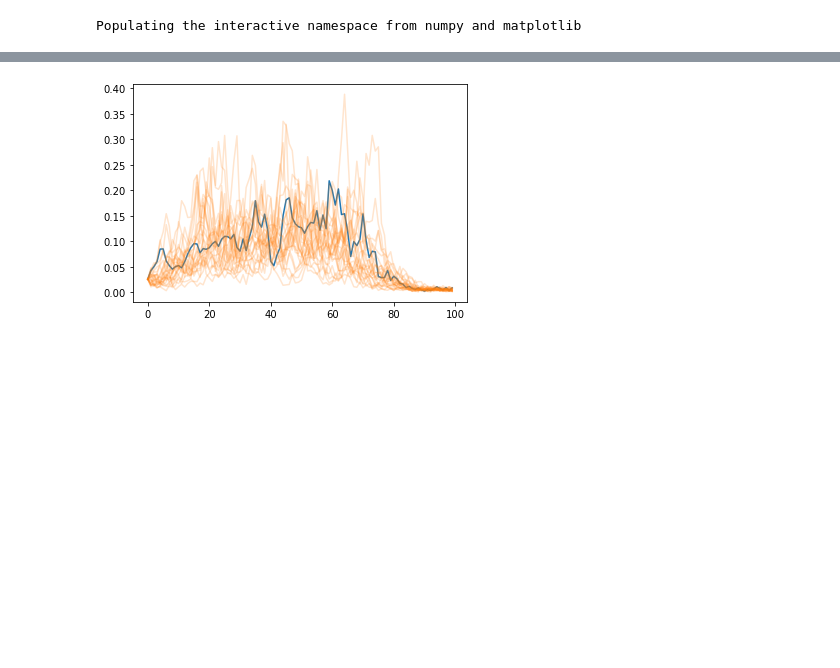
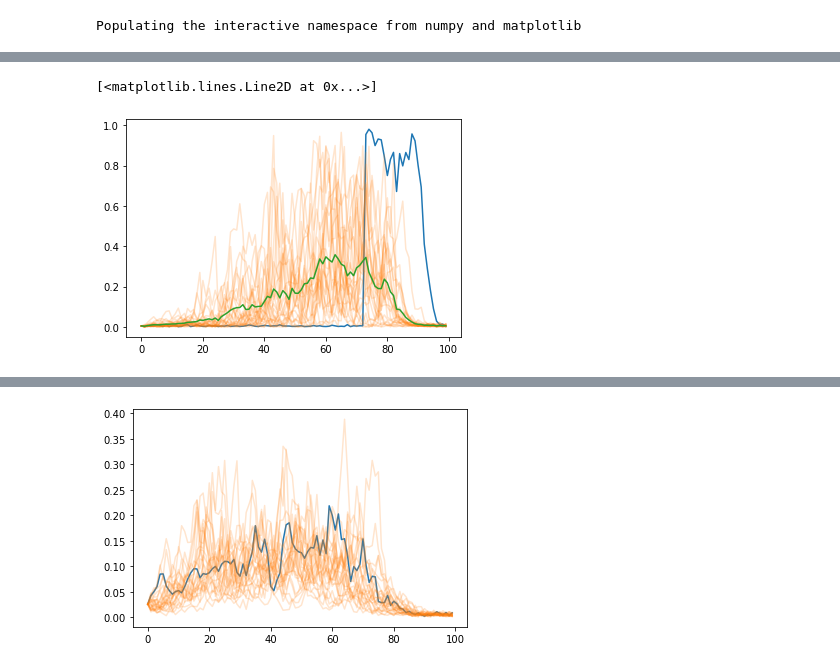
Before and after one commit to EiffL/sfh-inference-hackathon, a Jupyter notebook: notebooks/PixelCNN_experiments_EiffL.ipynb, the cells around one changed output, grey strips where cells are left out. Drawn from its saved outputs; the diff is of its cells as text; code cells hidden in the pictures; blank space fills up the shorter version.

```diff
--- a/notebooks/PixelCNN_experiments_EiffL.ipynb
+++ b/notebooks/PixelCNN_experiments_EiffL.ipynb
@@ -272,0 +301,8 @@ for i in range(25):
+# %%
+plot(true)
+for i in range(25):
+    plot(sample[i,:,0],color='C1',alpha=0.2)
+plot(sample.mean(axis=0)[:,0],color='C2')
+# %% [output]
+[<matplotlib.lines.Line2D at 0x...>]
+[figure, added]
```
Also changed, not shown: parts of 13 cells of this notebook.
